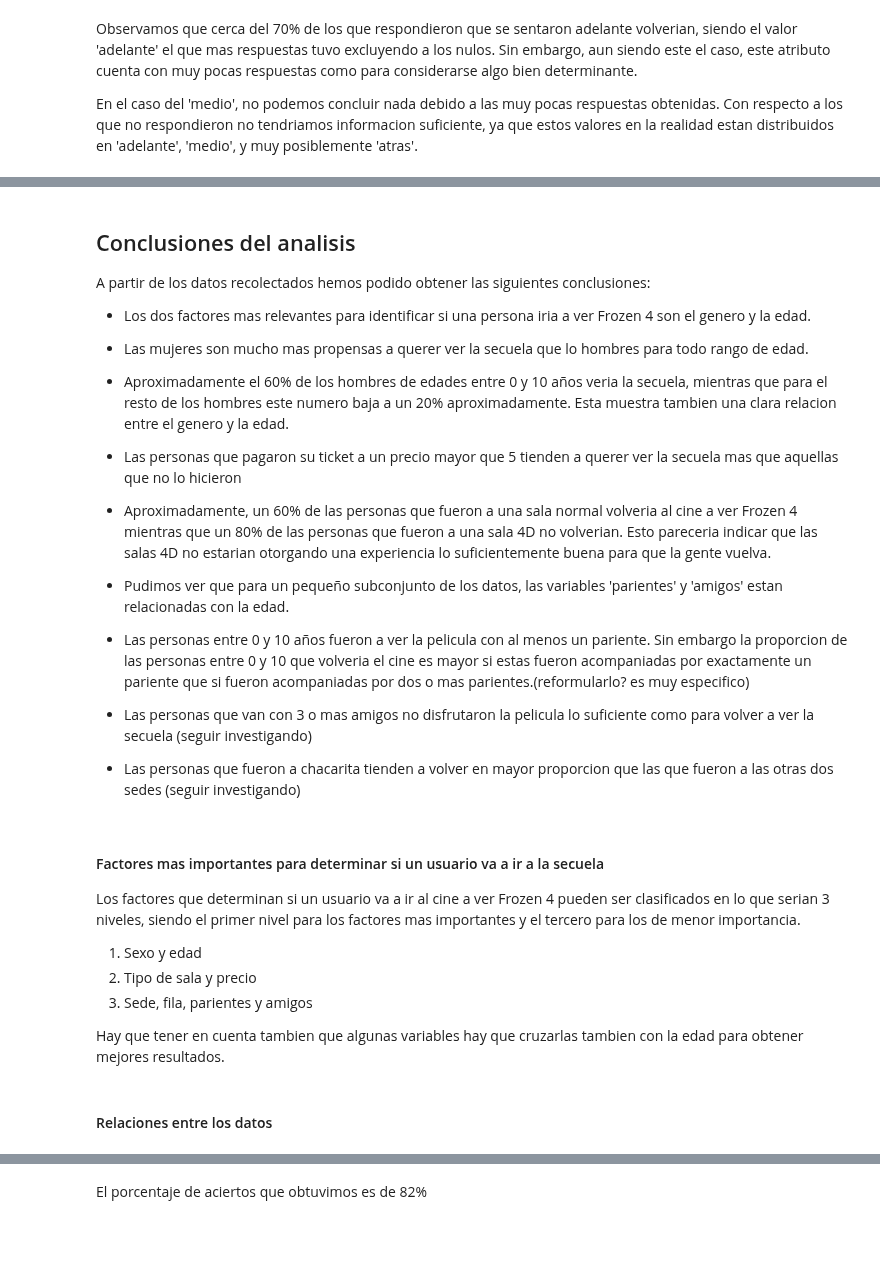
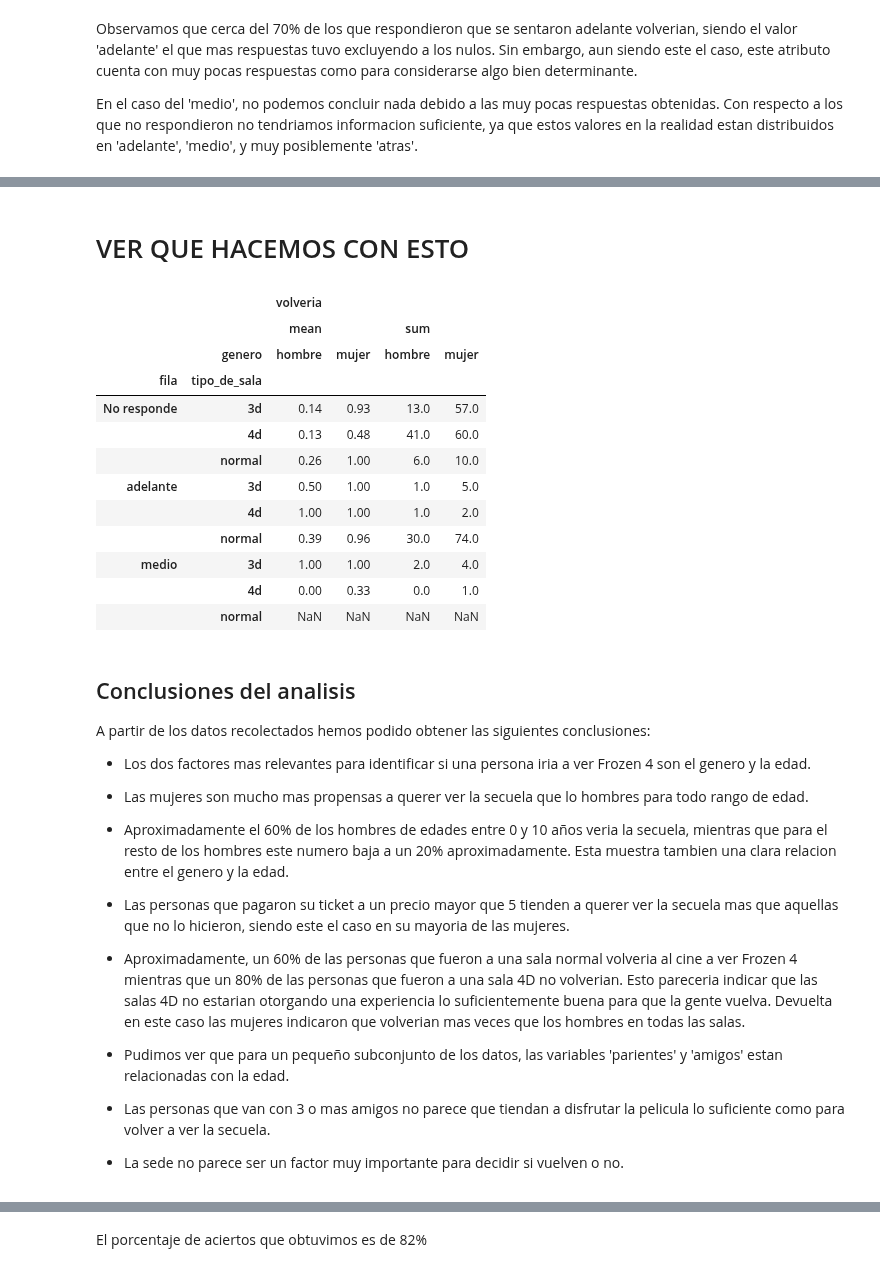
Before and after one commit to brunograssano/TP-Organizacion-de-datos, a Jupyter notebook: TP_Datos.ipynb, the cells around one changed output, grey strips where cells are left out. Cells and saved outputs as stored; diff of their text form; code cells hidden in the pictures; blank space fills up the shorter version.

```diff
--- a/TP_Datos.ipynb
+++ b/TP_Datos.ipynb
@@ -751,28 +798,38 @@ plt.show()
+# %% [markdown]
+# VER QUE HACEMOS CON ESTO
+# %%
+info_fiumark_df.groupby(by=['fila','tipo_de_sala','genero']).agg({'volveria':['mean','sum']}).round(2).unstack()
+# %% [output]
+|  |  | volveria |  |  |  |
+|  |  | mean |  | sum |  |
+|  | genero | hombre | mujer | hombre | mujer |
+| fila | tipo_de_sala |  |  |  |  |
+| No responde | 3d | 0.14 | 0.93 | 13.0 | 57.0 |
+|  | 4d | 0.13 | 0.48 | 41.0 | 60.0 |
+|  | normal | 0.26 | 1.00 | 6.0 | 10.0 |
+| adelante | 3d | 0.50 | 1.00 | 1.0 | 5.0 |
+|  | 4d | 1.00 | 1.00 | 1.0 | 2.0 |
+|  | normal | 0.39 | 0.96 | 30.0 | 74.0 |
+| medio | 3d | 1.00 | 1.00 | 2.0 | 4.0 |
+|  | 4d | 0.00 | 0.33 | 0.0 | 1.0 |
+|  | normal | NaN | NaN | NaN | NaN |
 # %% [markdown]
 ## Conclusiones del analisis
 
 A partir de los datos recolectados hemos podido obtener las siguientes conclusiones:
 
 - Los dos factores mas relevantes para identificar si una persona iria a ver Frozen 4 son el genero y la edad.
+
 - Las mujeres son mucho mas propensas a querer ver la secuela que lo hombres para todo rango de edad.
+
 - Aproximadamente el 60% de los hombres de edades entre 0 y 10 años veria la secuela, mientras que para el resto de los hombres este numero baja a un 20% aproximadamente. Esta muestra tambien una clara relacion entre el genero y la edad.
-- Las personas que pagaron su ticket a un precio mayor que 5 tienden a querer ver la secuela mas que aquellas que no lo hicieron
-- Aproximadamente, un 60% de las personas que fueron a una sala normal volveria al cine a ver Frozen 4 mientras que un 80% de las personas que fueron a una sala 4D no volverian. Esto pareceria indicar que las salas 4D no estarian otorgando una experiencia lo suficientemente buena para que la gente vuelva.
+
+- Las personas que pagaron su ticket a un precio mayor que 5 tienden a querer ver la secuela mas que aquellas que no lo hicieron, siendo este el caso en su mayoria de las mujeres.
+
+- Aproximadamente, un 60% de las personas que fueron a una sala normal volveria al cine a ver Frozen 4 mientras que un 80% de las personas que fueron a una sala 4D no volverian. Esto pareceria indicar que las salas 4D no estarian otorgando una experiencia lo suficientemente buena para que la gente vuelva. Devuelta en este caso las mujeres indicaron que volverian mas veces que los hombres en todas las salas.
+
 - Pudimos ver que para un pequeño subconjunto de los datos, las variables 'parientes' y 'amigos' estan relacionadas con la edad.
 
-- Las personas entre 0 y 10 años fueron a ver la pelicula con al menos un pariente. Sin embargo la proporcion de las personas entre 0 y 10 que volveria el cine es mayor si estas fueron acompaniadas por exactamente un pariente que si fueron acompaniadas por dos o mas parientes.(reformularlo? es muy especifico)
+- Las personas que van con 3 o mas amigos no parece que tiendan a disfrutar la pelicula lo suficiente como para volver a ver la secuela.
 
-- Las personas que van con 3 o mas amigos no disfrutaron la pelicula lo suficiente como para volver a ver la secuela (seguir investigando)
-
-- Las personas que fueron a chacarita tienden a volver en mayor proporcion que las que fueron a las otras dos sedes (seguir investigando)
+- La sede no parece ser un factor muy importante para decidir si vuelven o no.
-# %% [markdown]
-#### Factores mas importantes para determinar si un usuario va a ir a la secuela
-
-Los factores que determinan si un usuario va a ir al cine a ver Frozen 4 pueden ser clasificados en lo que serian 3 niveles, siendo el primer nivel para los factores mas importantes y el tercero para los de menor importancia.
-1. Sexo y edad
-2. Tipo de sala y precio
-3. Sede, fila, parientes y amigos
-
-Hay que tener en cuenta tambien que algunas variables hay que cruzarlas tambien con la edad para obtener mejores resultados.
-# %% [markdown]
-#### Relaciones entre los datos
```
Also changed, not shown: parts of 35 cells of this notebook.
